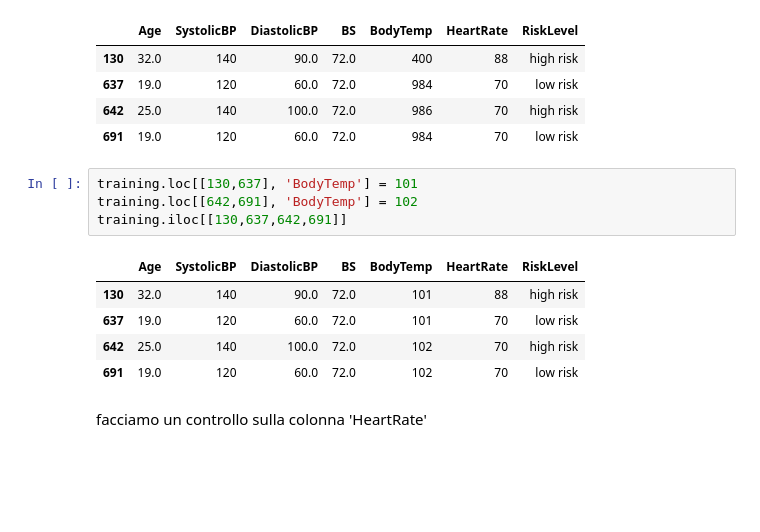
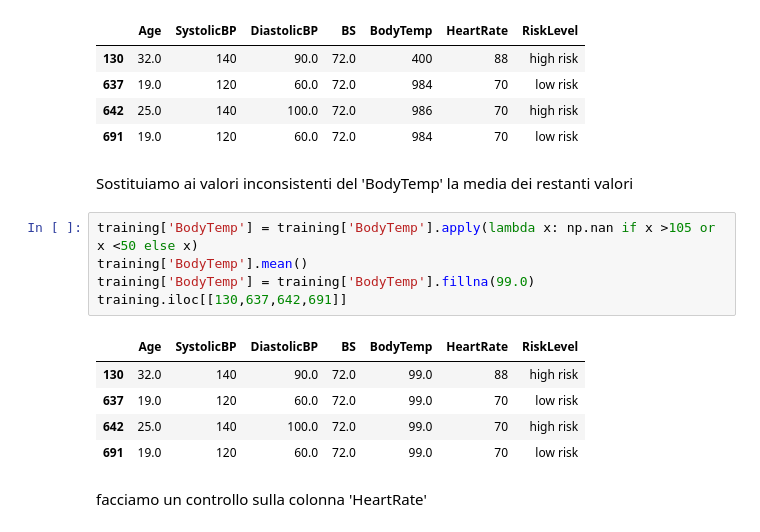
Before and after one commit to danlerr/Fondamenti-del-machine-learning, a Jupyter notebook: step2.ipynb, the cells around one changed output. Saved outputs shown, nothing was run; the diff lists cells and outputs as text; blank space fills up the shorter version.

```diff
--- a/step2.ipynb
+++ b/step2.ipynb
@@ -283,16 +286,19 @@ training[(training['BodyTemp'] > 105) | (training['BodyTemp'] < 50)]
 | 637 | 19.0 | 120 | 60.0 | 72.0 | 984 | 70 | low risk |
 | 642 | 25.0 | 140 | 100.0 | 72.0 | 986 | 70 | high risk |
 | 691 | 19.0 | 120 | 60.0 | 72.0 | 984 | 70 | low risk |
-# %%
-training.loc[[130,637], 'BodyTemp'] = 101
-training.loc[[642,691], 'BodyTemp'] = 102
-training.iloc[[130,637,642,691]]
-# %% [output]
-|  | Age | SystolicBP | DiastolicBP | BS | BodyTemp | HeartRate | RiskLevel |
-| 130 | 32.0 | 140 | 90.0 | 72.0 | 101 | 88 | high risk |
-| 637 | 19.0 | 120 | 60.0 | 72.0 | 101 | 70 | low risk |
-| 642 | 25.0 | 140 | 100.0 | 72.0 | 102 | 70 | high risk |
-| 691 | 19.0 | 120 | 60.0 | 72.0 | 102 | 70 | low risk |
+# %% [markdown]
+Sostituiamo ai valori inconsistenti del 'BodyTemp' la media dei restanti valori
+# %%
+training['BodyTemp'] = training['BodyTemp'].apply(lambda x: np.nan if x >105 or x <50 else x)
+training['BodyTemp'].mean()
+training['BodyTemp'] = training['BodyTemp'].fillna(99.0)
+training.iloc[[130,637,642,691]]
+# %% [output]
+|  | Age | SystolicBP | DiastolicBP | BS | BodyTemp | HeartRate | RiskLevel |
+| 130 | 32.0 | 140 | 90.0 | 72.0 | 99.0 | 88 | high risk |
+| 637 | 19.0 | 120 | 60.0 | 72.0 | 99.0 | 70 | low risk |
+| 642 | 25.0 | 140 | 100.0 | 72.0 | 99.0 | 70 | high risk |
+| 691 | 19.0 | 120 | 60.0 | 72.0 | 99.0 | 70 | low risk |
 # %% [markdown]
 facciamo un controllo sulla colonna 'HeartRate'
 # %%
```
Also changed, not shown: parts of 19 cells of this notebook, 1 other file.
